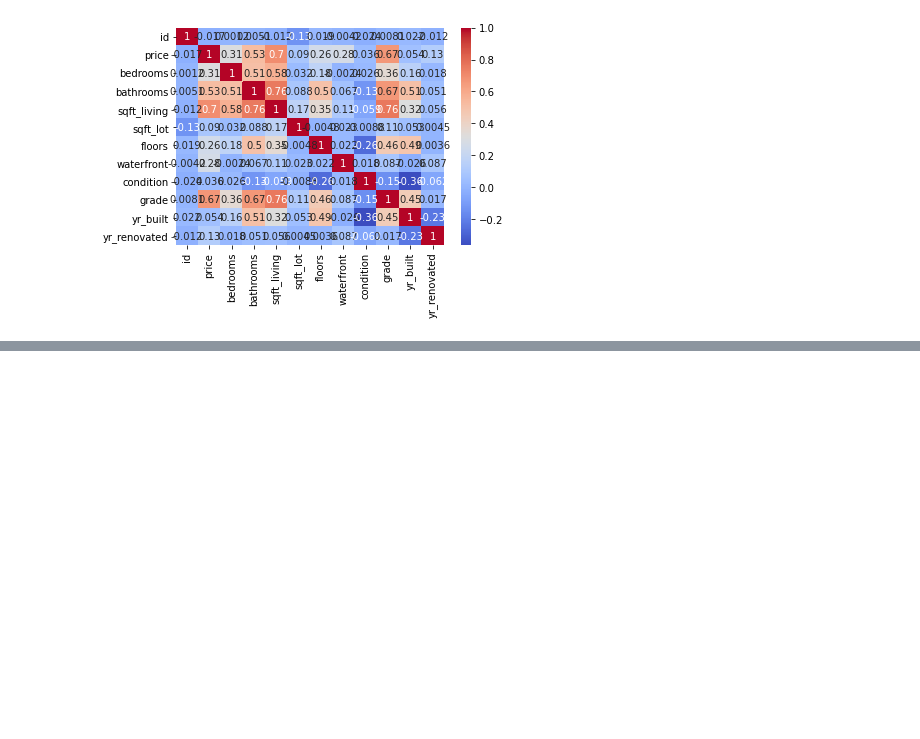
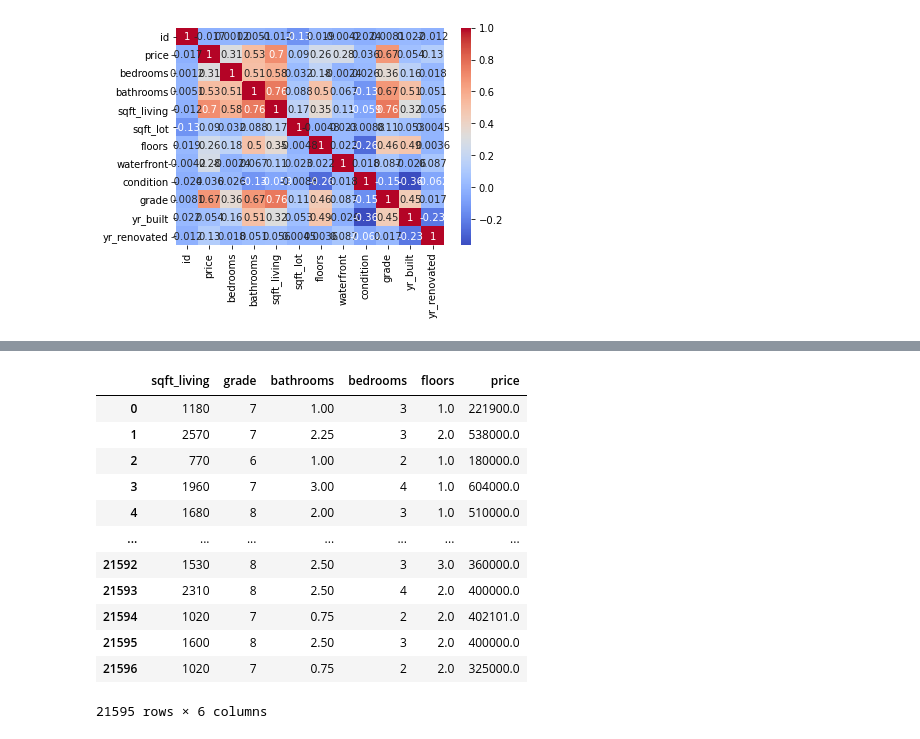
Before and after one commit to Leila-Nyambura/king-county-house-price-prediction-LRM, a Jupyter notebook: Leonard.ipynb, the cells around one changed output, grey strips where cells are left out. Saved outputs shown, nothing was run; the diff lists cells and outputs as text; code cells hidden in the pictures; blank space fills up the shorter version.

```diff
--- a/Leonard.ipynb
+++ b/Leonard.ipynb
@@ -460,3 +460,10 @@ df_new.corr()
 | grade | 0.008138 | 0.667966 | 0.356604 | 0.665834 | 0.762795 | 0.114752 | 0.458766 | 0.087393 | -0.146861 | 1.000000 | ... |
 | yr_built | 0.021507 | 0.053949 | 0.155724 | 0.507157 | 0.318171 | 0.052978 | 0.489143 | -0.026070 | -0.361553 | 0.447836 | ... |
 | yr_renovated | -0.011987 | 0.129602 | 0.018486 | 0.051062 | 0.055661 | 0.004507 | 0.003558 | 0.087242 | -0.061875 | 0.016687 | ... |
+# %%
+# top predictors
+# sqft_living, grade, bathrooms, bedrooms, floors
+# they exhibit some multi collinearity but lets test them out
+ # select most important features
+df_transformed_new = df_new[['sqft_living','grade','bathrooms','bedrooms','floors','price']]
+df_transformed_new.head()
@@ -462,0 +493,16 @@ df_new.corr()
+# %%
+df_transformed_new
+# %% [output]
+|  | sqft_living | grade | bathrooms | bedrooms | floors | price |
+| 0 | 1180 | 7 | 1.00 | 3 | 1.0 | 221900.0 |
+| 1 | 2570 | 7 | 2.25 | 3 | 2.0 | 538000.0 |
+| 2 | 770 | 6 | 1.00 | 2 | 1.0 | 180000.0 |
+| 3 | 1960 | 7 | 3.00 | 4 | 1.0 | 604000.0 |
+| 4 | 1680 | 8 | 2.00 | 3 | 1.0 | 510000.0 |
+| ... | ... | ... | ... | ... | ... | ... |
+| 21592 | 1530 | 8 | 2.50 | 3 | 3.0 | 360000.0 |
+| 21593 | 2310 | 8 | 2.50 | 4 | 2.0 | 400000.0 |
+| 21594 | 1020 | 7 | 0.75 | 2 | 2.0 | 402101.0 |
+| 21595 | 1600 | 8 | 2.50 | 3 | 2.0 | 400000.0 |
+| 21596 | 1020 | 7 | 0.75 | 2 | 2.0 | 325000.0 |
+21595 rows × 6 columns
```
Also changed, not shown: parts of 3 cells of this notebook.
